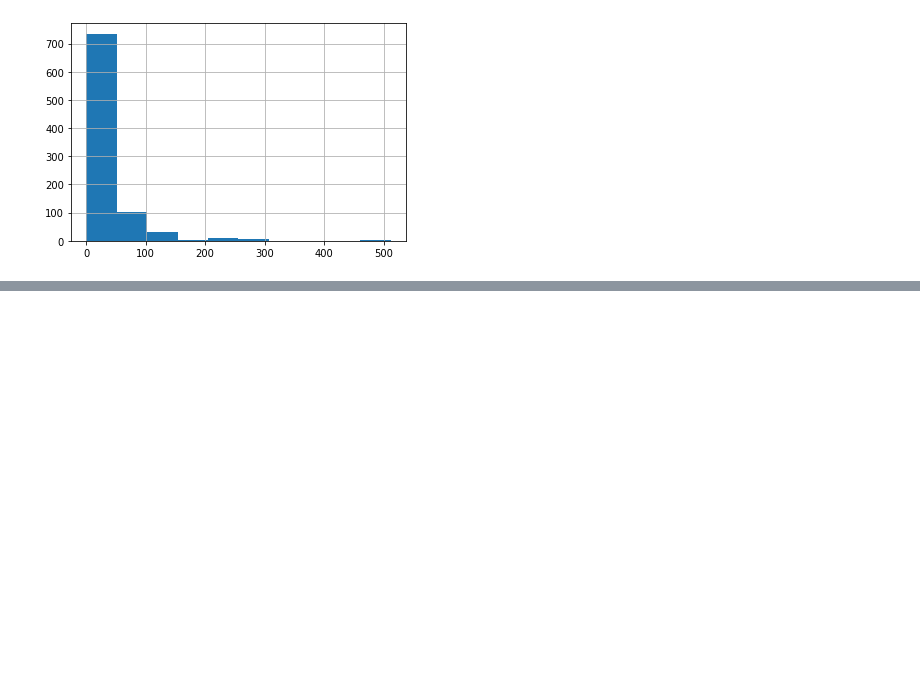
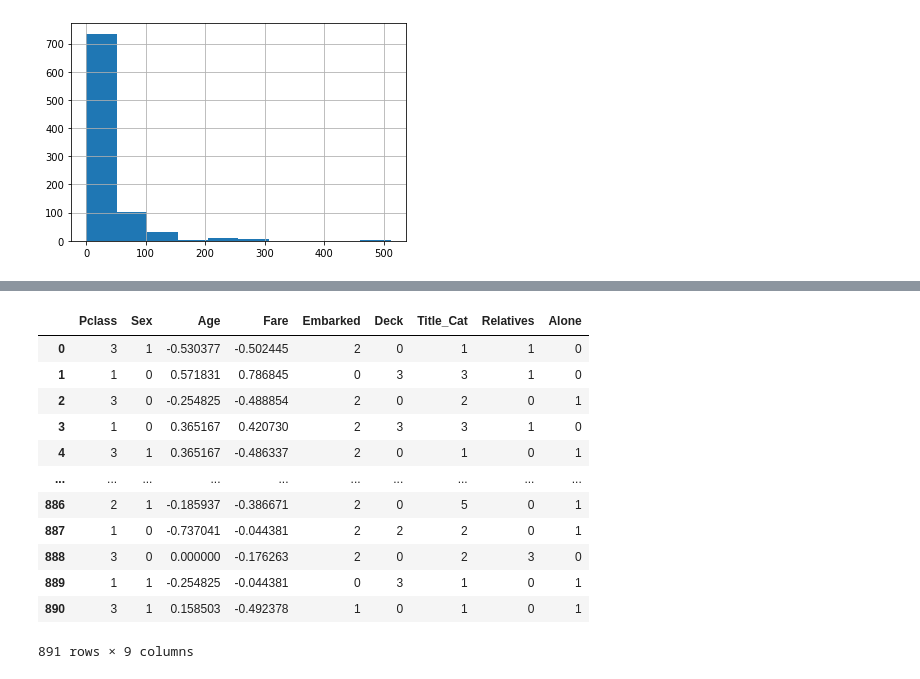
Before and after one commit to MichalGasiorowski/ml-playground, a Jupyter notebook: notebook/homl/Classification3-c-Titanic.ipynb, the cells around one changed output, grey strips where cells are left out. Drawn from its saved outputs; the diff is of its cells as text; code cells hidden in the pictures; blank space fills up the shorter version.

```diff
--- a/notebook/homl/Classification3-c-Titanic.ipynb
+++ b/notebook/homl/Classification3-c-Titanic.ipynb
@@ -453,0 +709,53 @@ nummerical_attributes =
+# %%
+gender_sub_df, train_df, test_df = load_titanic_dateset(titanic_path=data_path)
+
+#train_target =  train_df.survived.values
+#features = titanic[['pclass', 'sex', 'age', 'fare', 'embarked']].copy()
+
+train_df_data = train_df.drop("Survived", axis=1).copy()
+train_df_labels = train_df[["Survived"]].copy()
+
+test_df_data = test_df.copy()
+
+#test_df_labels = test_df["Survived"].copy()
+
+
+#model = make_pipeline(preprocess_pipeline, verbose=True)
+
+X_train_transformed = preprocess_pipeline.fit_transform(train_df_data)
+X_test_transformed = preprocess_pipeline.transform(test_df_data)
+
+#X_train, X_val, y_train, y_val = train_test_split(train_df_data, train_df_labels, random_state=0)
+
+#print("logistic regression score: %f" % model.score(X_test, y_test))
+
+#lr =  LogisticRegression(max_iter=10**4)
+
+#lr.fit(X_train_transformed, y_train)
+#print("logistic regression score: %f" % lr.score(X_val_transformed, y_val))
+
+#gs = GridSearchCV(ml_pipe, param_grid, cv=kf)
+#gs.fit(train, y)
+#gs.best_params_
+# %%
+X_train_transformed
+#X_train_transformed["Title"].value_counts()
+#X_train_transformed["Title_Cat"].value_counts()
+#train_df["Name"].value_counts()
+#X_train_transformed["Embarked"].value_counts()
+#train_df_data["Embarked"]
+#X_train_transformed["Embarked"].isnull().sum()
+# %% [output]
+|  | Pclass | Sex | Age | Fare | Embarked | Deck | Title_Cat | Relatives | Alone |
+| 0 | 3 | 1 | -0.530377 | -0.502445 | 2 | 0 | 1 | 1 | 0 |
+| 1 | 1 | 0 | 0.571831 | 0.786845 | 0 | 3 | 3 | 1 | 0 |
+| 2 | 3 | 0 | -0.254825 | -0.488854 | 2 | 0 | 2 | 0 | 1 |
+| 3 | 1 | 0 | 0.365167 | 0.420730 | 2 | 3 | 3 | 1 | 0 |
+| 4 | 3 | 1 | 0.365167 | -0.486337 | 2 | 0 | 1 | 0 | 1 |
+| ... | ... | ... | ... | ... | ... | ... | ... | ... | ... |
+| 886 | 2 | 1 | -0.185937 | -0.386671 | 2 | 0 | 5 | 0 | 1 |
+| 887 | 1 | 0 | -0.737041 | -0.044381 | 2 | 2 | 2 | 0 | 1 |
+| 888 | 3 | 0 | 0.000000 | -0.176263 | 2 | 0 | 2 | 3 | 0 |
+| 889 | 1 | 1 | -0.254825 | -0.044381 | 0 | 3 | 1 | 0 | 1 |
+| 890 | 3 | 1 | 0.158503 | -0.492378 | 1 | 0 | 1 | 0 | 1 |
+891 rows × 9 columns
```
Also changed, not shown: parts of 25 cells of this notebook.
